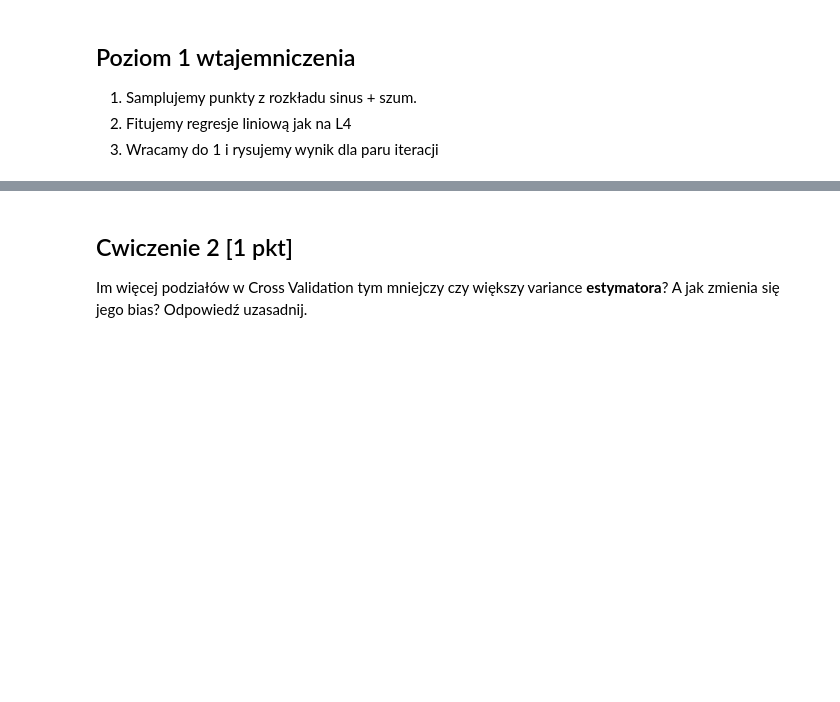
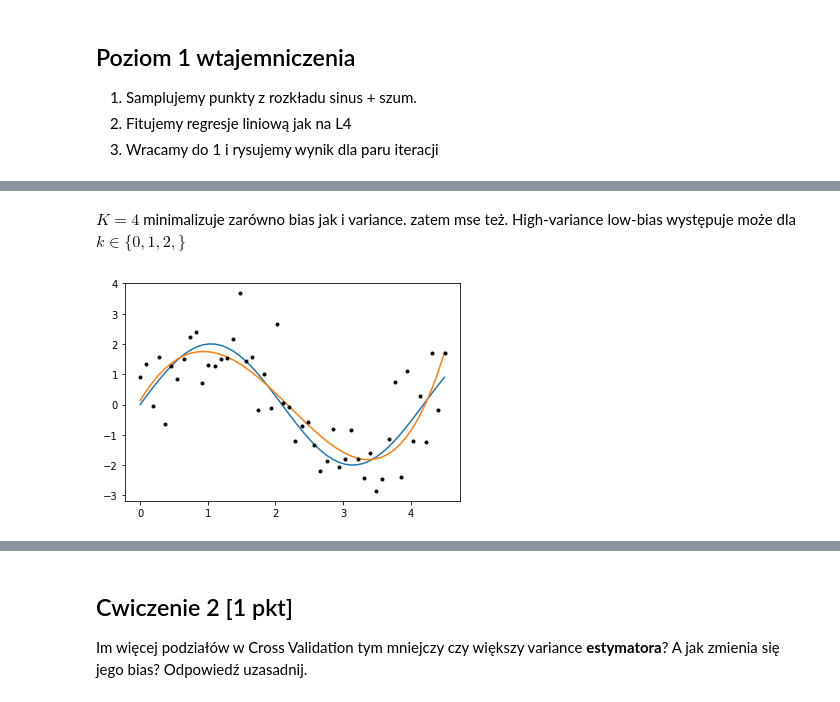
Before and after one commit to 13MaxG/MachineLearningAndrzeja, a Jupyter notebook: L5.ipynb, the cells around one changed output, grey strips where cells are left out. Drawn from its saved outputs; the diff is of its cells as text; code cells hidden in the pictures; blank space fills up the shorter version.

```diff
--- a/L5.ipynb
+++ b/L5.ipynb
@@ -322,3 +338,14 @@ plt.show()
+# %% [markdown]
+$K=4$ minimalizuje zarówno bias jak i variance. zatem mse też. High-variance low-bias występuje może dla $k\in\{0,1,2,\}$
+# %%
+model = fit_polynomial(x, y,4)
+p_y = apply_polynomial(model, x)
+plt.plot(f_x, f_y)
+plt.plot(f_x, p_y)
+plt.plot(x, y, 'k.')
+plt.show()
+# %% [output]
+[figure, added]
 # %% [markdown]
 ### Poziom 2 wtajemniczenia
 
```
Also changed, not shown: parts of 9 cells of this notebook, 1 other file.
